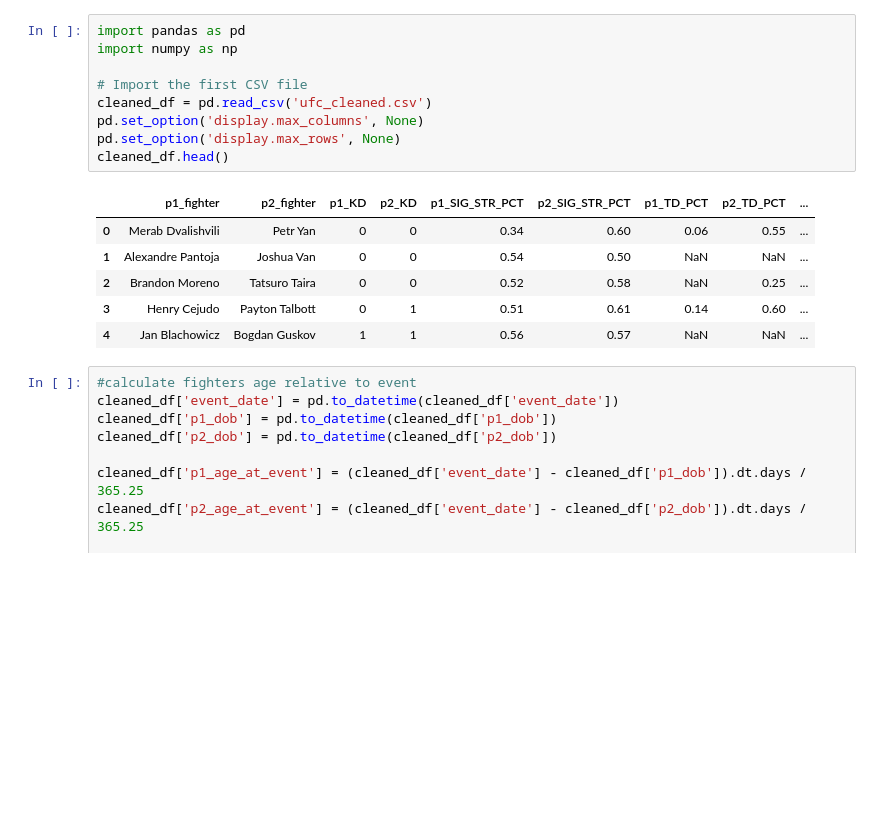
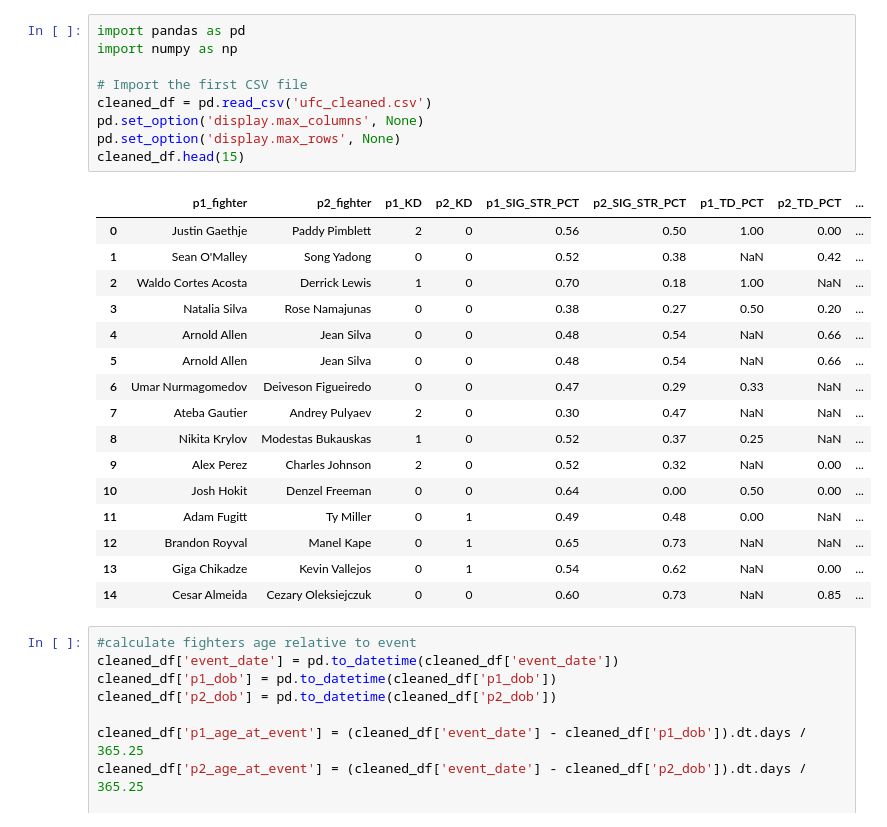
Before and after one commit to ndhaliwal59/ufcPredictor, a Jupyter notebook: features.ipynb, the cells around one changed output. Saved outputs shown, nothing was run; the diff lists cells and outputs as text; blank space fills up the shorter version.

```diff
--- a/features.ipynb
+++ b/features.ipynb
@@ -1,19 +1,29 @@
 # %%
 import pandas as pd
 import numpy as np
 
 # Import the first CSV file
 cleaned_df = pd.read_csv('ufc_cleaned.csv')
 pd.set_option('display.max_columns', None)
 pd.set_option('display.max_rows', None)
-cleaned_df.head()
+cleaned_df.head(15)
 # %% [output]
 |  | p1_fighter | p2_fighter | p1_KD | p2_KD | p1_SIG_STR_PCT | p2_SIG_STR_PCT | p1_TD_PCT | p2_TD_PCT | ... |
-| 0 | Merab Dvalishvili | Petr Yan | 0 | 0 | 0.34 | 0.60 | 0.06 | 0.55 | ... |
-| 1 | Alexandre Pantoja | Joshua Van | 0 | 0 | 0.54 | 0.50 | NaN | NaN | ... |
-| 2 | Brandon Moreno | Tatsuro Taira | 0 | 0 | 0.52 | 0.58 | NaN | 0.25 | ... |
-| 3 | Henry Cejudo | Payton Talbott | 0 | 1 | 0.51 | 0.61 | 0.14 | 0.60 | ... |
-| 4 | Jan Blachowicz | Bogdan Guskov | 1 | 1 | 0.56 | 0.57 | NaN | NaN | ... |
+| 0 | Justin Gaethje | Paddy Pimblett | 2 | 0 | 0.56 | 0.50 | 1.00 | 0.00 | ... |
+| 1 | Sean O'Malley | Song Yadong | 0 | 0 | 0.52 | 0.38 | NaN | 0.42 | ... |
+| 2 | Waldo Cortes Acosta | Derrick Lewis | 1 | 0 | 0.70 | 0.18 | 1.00 | NaN | ... |
+| 3 | Natalia Silva | Rose Namajunas | 0 | 0 | 0.38 | 0.27 | 0.50 | 0.20 | ... |
+| 4 | Arnold Allen | Jean Silva | 0 | 0 | 0.48 | 0.54 | NaN | 0.66 | ... |
+| 5 | Arnold Allen | Jean Silva | 0 | 0 | 0.48 | 0.54 | NaN | 0.66 | ... |
+| 6 | Umar Nurmagomedov | Deiveson Figueiredo | 0 | 0 | 0.47 | 0.29 | 0.33 | NaN | ... |
+| 7 | Ateba Gautier | Andrey Pulyaev | 2 | 0 | 0.30 | 0.47 | NaN | NaN | ... |
+| 8 | Nikita Krylov | Modestas Bukauskas | 1 | 0 | 0.52 | 0.37 | 0.25 | NaN | ... |
+| 9 | Alex Perez | Charles Johnson | 2 | 0 | 0.52 | 0.32 | NaN | 0.00 | ... |
+| 10 | Josh Hokit | Denzel Freeman | 0 | 0 | 0.64 | 0.00 | 0.50 | 0.00 | ... |
+| 11 | Adam Fugitt | Ty Miller | 0 | 1 | 0.49 | 0.48 | 0.00 | NaN | ... |
+| 12 | Brandon Royval | Manel Kape | 0 | 1 | 0.65 | 0.73 | NaN | NaN | ... |
+| 13 | Giga Chikadze | Kevin Vallejos | 0 | 1 | 0.54 | 0.62 | NaN | 0.00 | ... |
+| 14 | Cesar Almeida | Cezary Oleksiejczuk | 0 | 0 | 0.60 | 0.73 | NaN | 0.85 | ... |
 # %%
 #calculate fighters age relative to event
 cleaned_df['event_date'] = pd.to_datetime(cleaned_df['event_date'])
```
Also changed, not shown: parts of 2 cells of this notebook, 11 other files.
